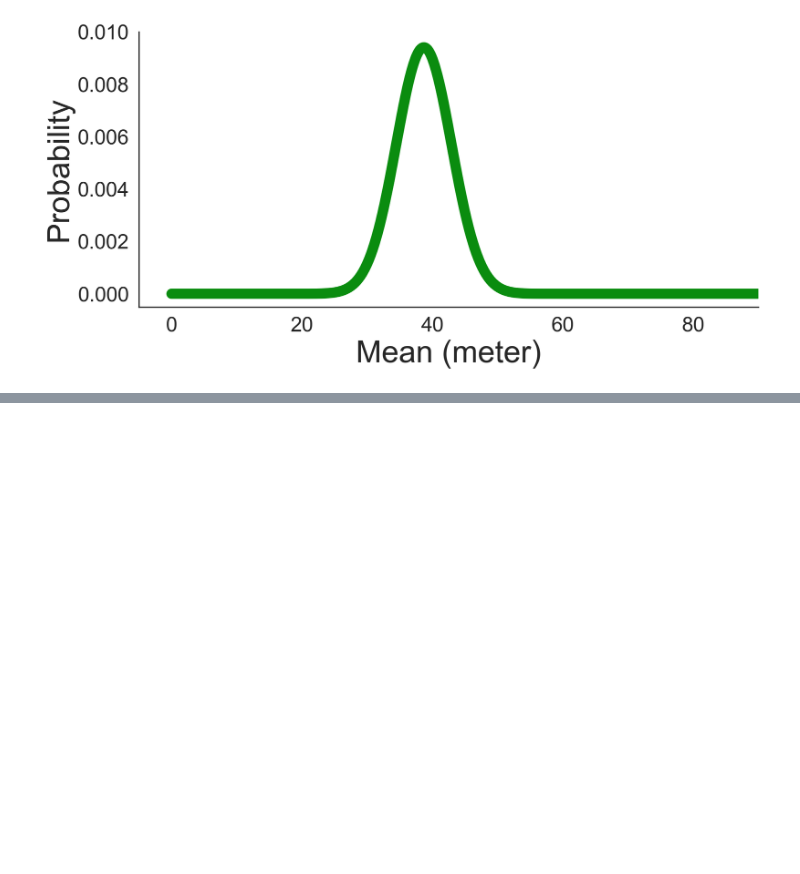
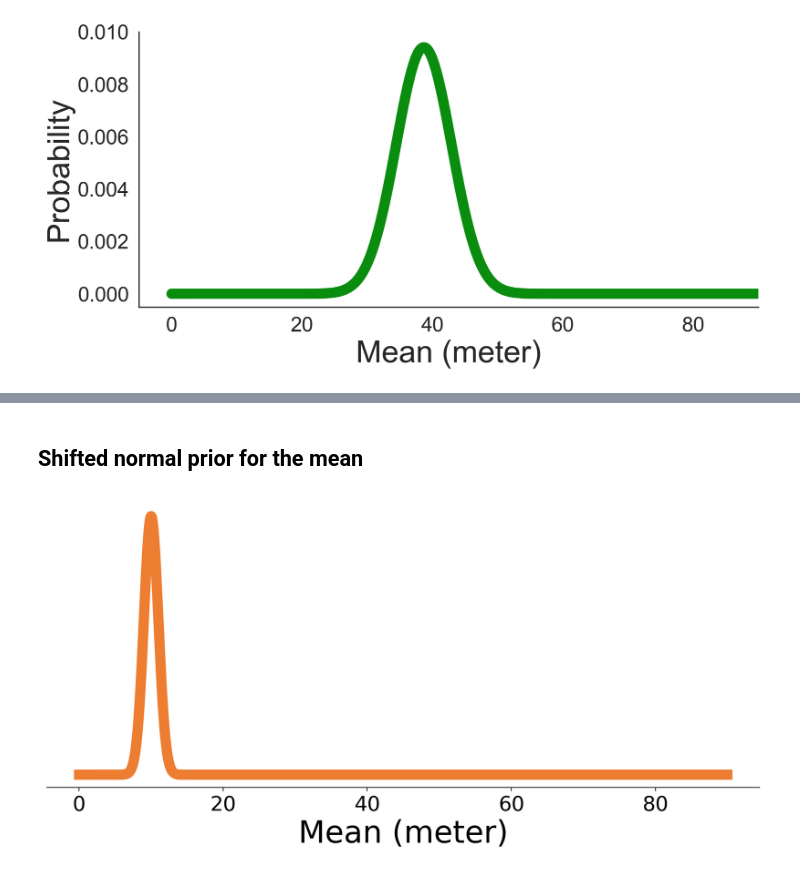
Before and after one commit to mohammadbashiri/bayesian-inference-with-python, a Jupyter notebook: pydata/SlideFigures.ipynb, the cells around one changed output, grey strips where cells are left out. Cells and saved outputs as stored; diff of their text form; code cells hidden in the pictures; blank space fills up the shorter version.

```diff
--- a/pydata/SlideFigures.ipynb
+++ b/pydata/SlideFigures.ipynb
@@ -439,0 +499,23 @@ plt.savefig("Bayes_skewed_posterior.png", transparent=True)
+# %% [markdown]
+## Shifted normal prior for the mean
+# %%
+fig, ax = plt.subplots(figsize=(10,5), dpi=200)
+sns.despine(left=True)
+
+x = np.arange(0, 90, .01)
+prob_x = scipy.stats.norm(10, 1).pdf(x)
+
+color = np.array([237, 125, 49]) / 255.
+ax.plot(x, prob_x, linewidth=10, color=tuple(color))
+
+# plt.xlim(-5, 90)
+# plt.ylim(-.0005, .01)
+# plt.yticks(fontsize=20)
+plt.xticks(fontsize=20)
+plt.yticks([])
+plt.xlabel('Mean (meter)', fontsize=30)
+plt.tight_layout();
+
+plt.savefig("variance_shifted_prio.png", transparent=True)
+# %% [output]
+[figure, added]
```
Also changed, not shown: parts of 6 cells of this notebook, 8 other files.
